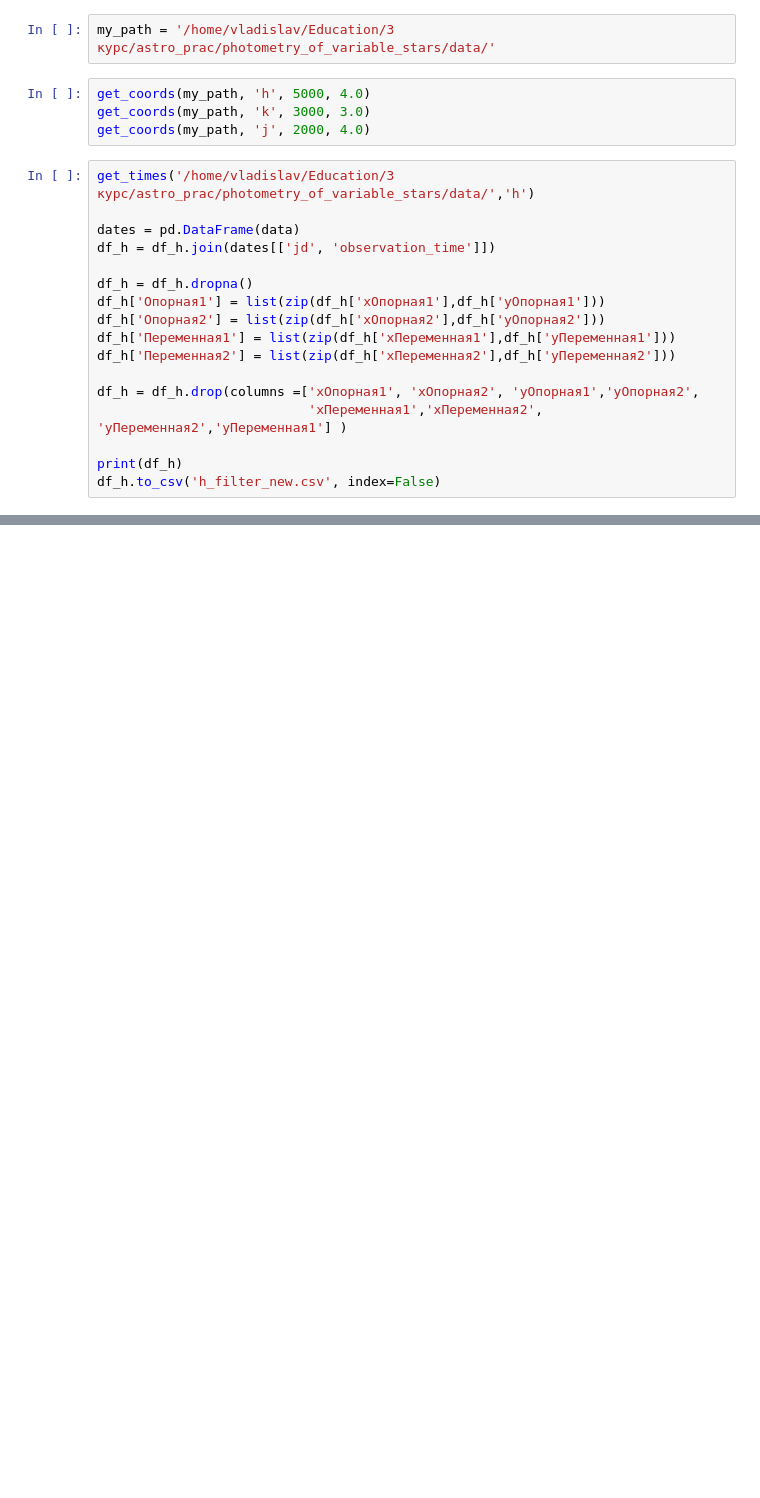
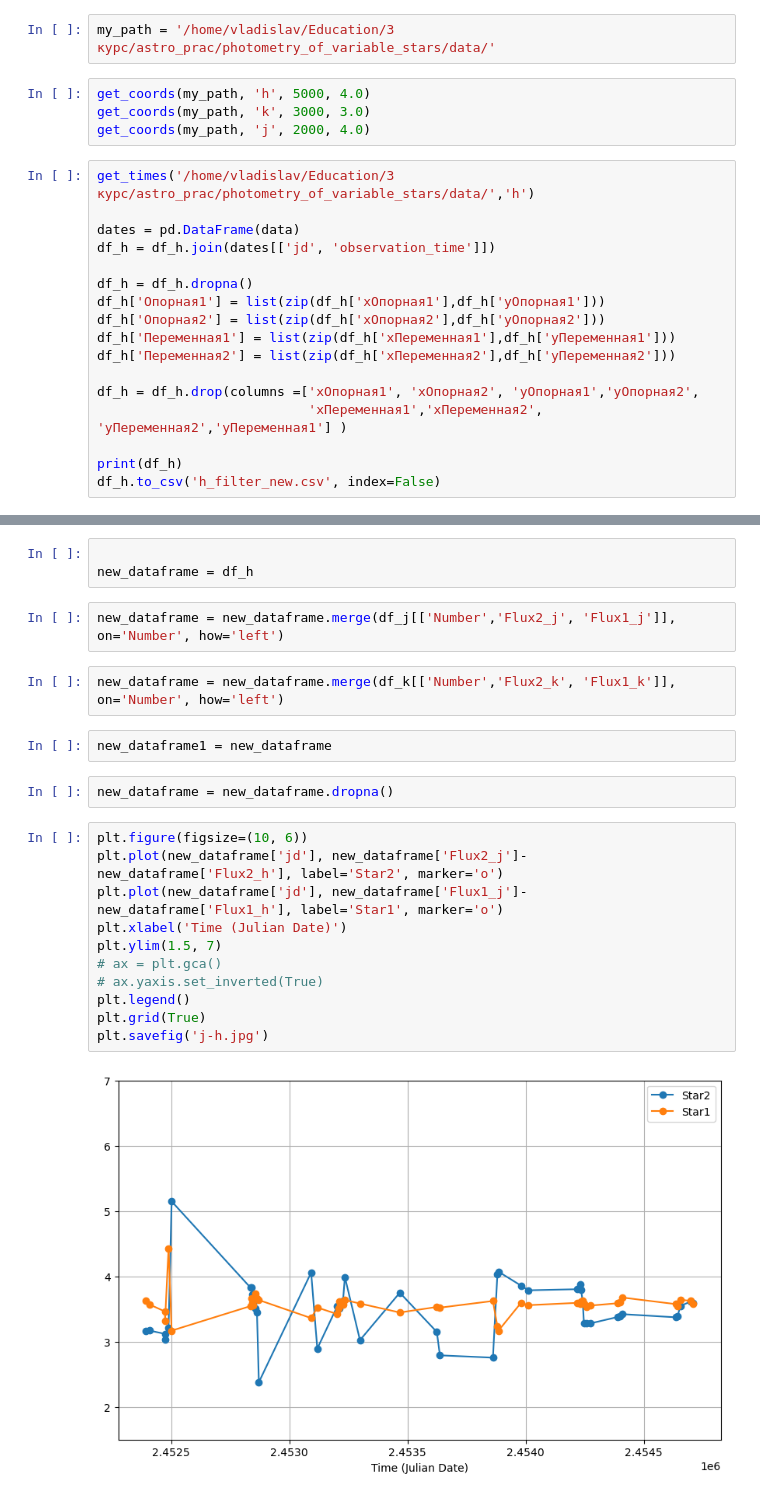
Before and after one commit to vzbrodov/photometry_of_variable_stars, a Jupyter notebook: notebooks/stars.ipynb, the cells around one changed output, grey strips where cells are left out. Saved outputs shown, nothing was run; the diff lists cells and outputs as text; blank space fills up the shorter version.

```diff
--- a/notebooks/stars.ipynb
+++ b/notebooks/stars.ipynb
@@ -38,0 +155,24 @@ our_times = []
+# %%
+
+new_dataframe = df_h
+# %%
+new_dataframe = new_dataframe.merge(df_j[['Number','Flux2_j', 'Flux1_j']], on='Number', how='left')
+# %%
+new_dataframe = new_dataframe.merge(df_k[['Number','Flux2_k', 'Flux1_k']], on='Number', how='left')
+# %%
+new_dataframe1 = new_dataframe
+# %%
+new_dataframe = new_dataframe.dropna()
+# %%
+plt.figure(figsize=(10, 6))
+plt.plot(new_dataframe['jd'], new_dataframe['Flux2_j']- new_dataframe['Flux2_h'], label='Star2', marker='o')
+plt.plot(new_dataframe['jd'], new_dataframe['Flux1_j']- new_dataframe['Flux1_h'], label='Star1', marker='o')
+plt.xlabel('Time (Julian Date)')
+plt.ylim(1.5, 7)
+# ax = plt.gca()
+# ax.yaxis.set_inverted(True)
+plt.legend()
+plt.grid(True)
+plt.savefig('j-h.jpg')
+# %% [output]
+[figure, added]
```
Also changed, not shown: parts of 19 cells of this notebook.
